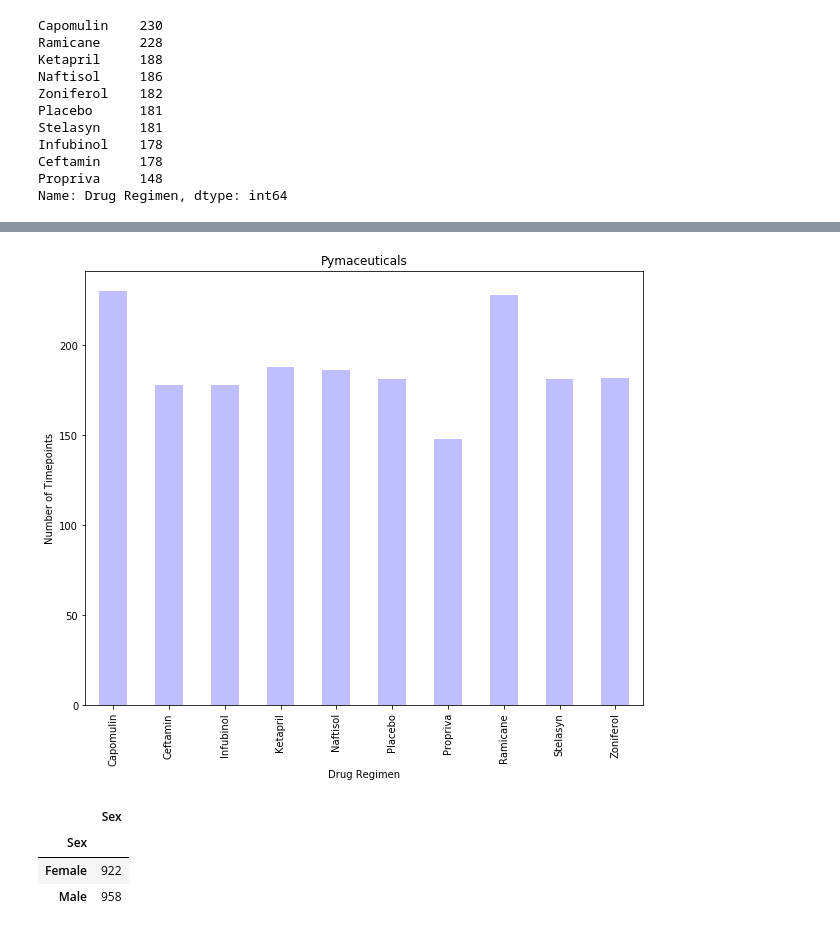
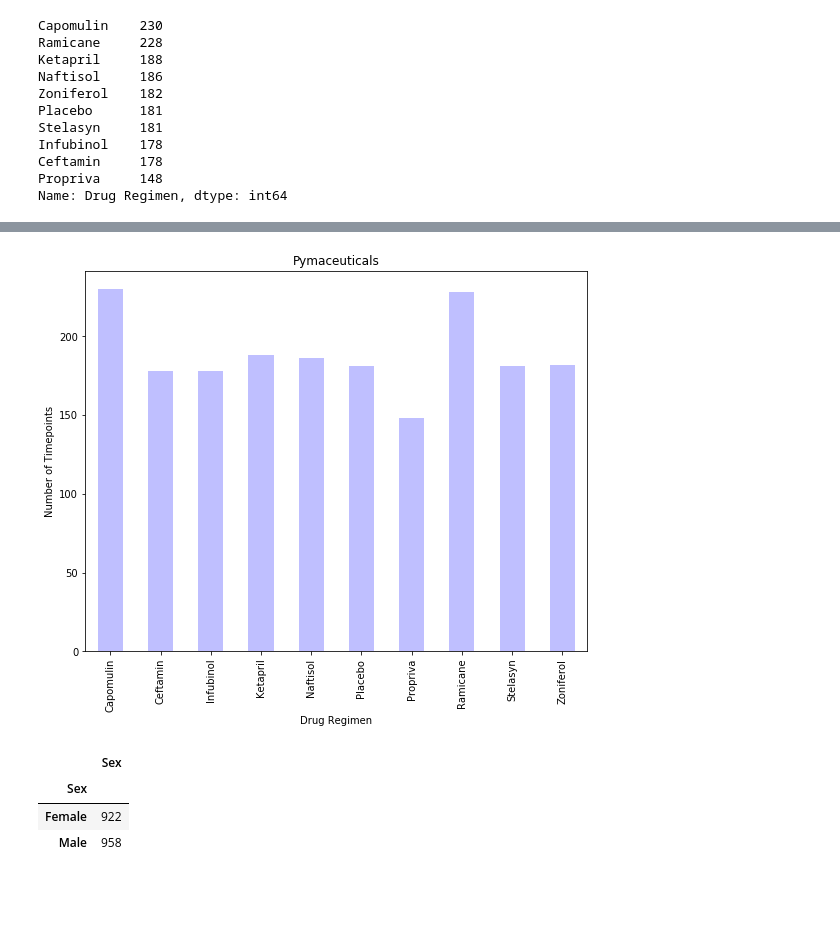
Before and after one commit to michelleherman13/matplotlib-challenge, a Jupyter notebook: Pymaceuticals/Pymaceuticals.ipynb, the cells around one changed output, grey strips where cells are left out. Cells and saved outputs as stored; diff of their text form; code cells hidden in the pictures; blank space fills up the shorter version.

```diff
--- a/Pymaceuticals/Pymaceuticals.ipynb
+++ b/Pymaceuticals/Pymaceuticals.ipynb
@@ -152,31 +165,31 @@ plt.show()
 # %%
 # Generate a bar plot showing the total number of timepoints for all mice tested for each drug regimen using pyplot.
 timepoint_bar = mice_study.groupby(["Drug Regimen"])["Mouse ID"].count()
 
 
-plt.figure(figsize=(10,8))
+plt.figure(figsize=(9,7))
 x_axis = np.arange(len(timepoint_bar))
 
 tick_locations = [value for value in x_axis]
 plt.xticks(tick_locations, ["Capomulin","Ramicane","Ketapril", "Naftisol", "Zoniferol", "Stelasyn", "Placebo",
                            "Infubinol","Ceftamin","Propriva"])
 
 #plots the bar graph
 timepoint_bar.plot(kind="bar", facecolor="blue", alpha=0.25,)
 
 
 # get total regimen data for the bar chart
 timepoint_bar=mice_study
 
 #add labels
 plt.title("Pymaceuticals")
 plt.ylabel("Number of Timepoints")
 plt.xlabel("Drug Regimen")
 
 
 plt.show()
 # %% [output]
-[figure, old version]
+[figure, new version]
 # %%
 # Generate a pie plot showing the distribution of female versus male mice using Pandas
 
```
Also changed, not shown: parts of 7 cells of this notebook.
